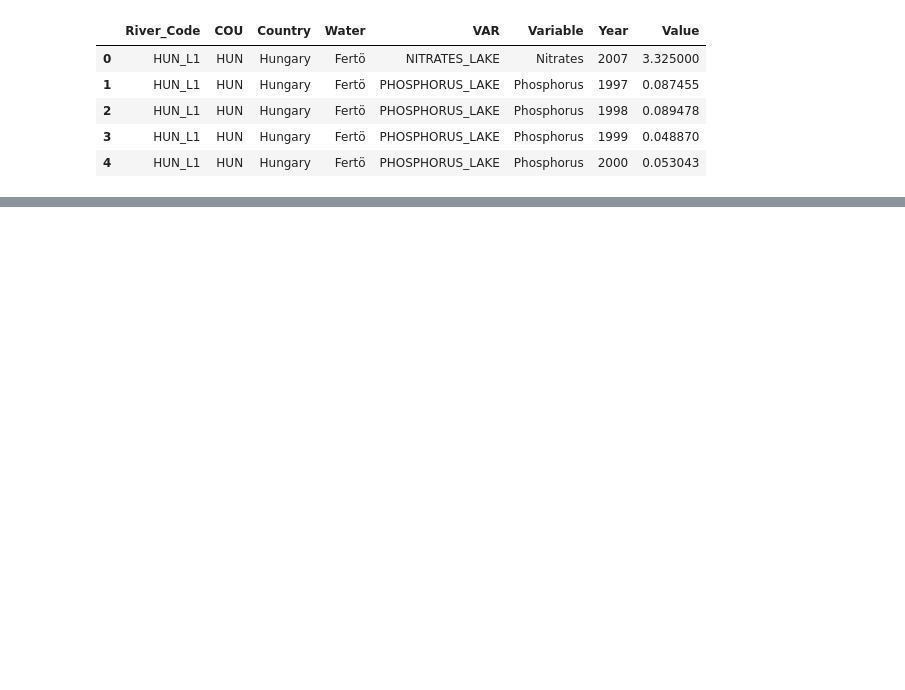
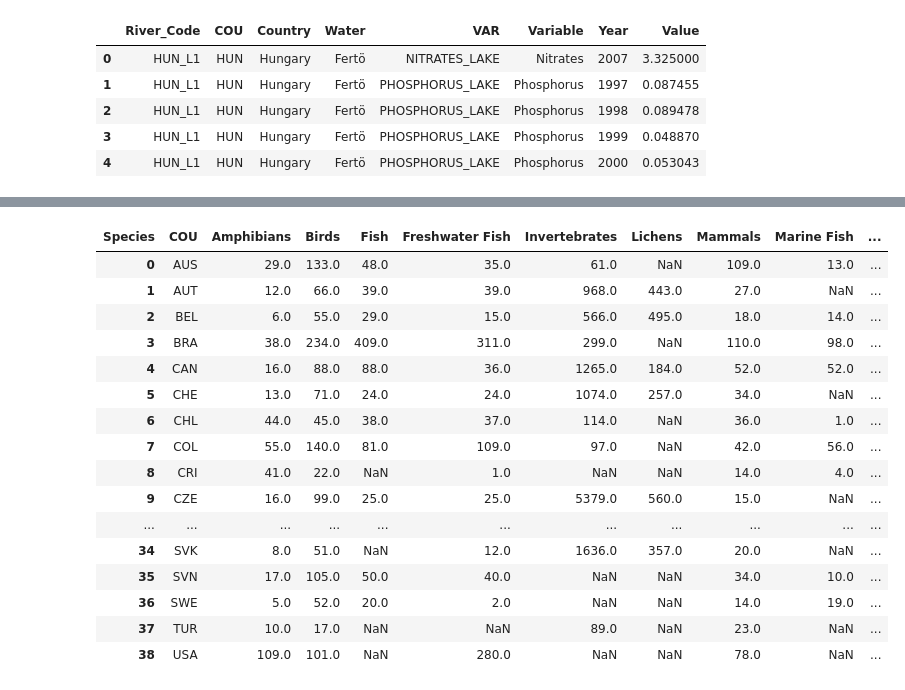
Before and after one commit to JosefinaAureaAmaro/02_Project_HTML_WebDesign, a Jupyter notebook: Jupyter Notebook/ETL_Environment_Indicator_Database.ipynb, the cells around one changed output, grey strips where cells are left out. Saved outputs shown, nothing was run; the diff lists cells and outputs as text; code cells hidden in the pictures; blank space fills up the shorter version.

```diff
--- a/Jupyter Notebook/ETL_Environment_Indicator_Database.ipynb
+++ b/Jupyter Notebook/ETL_Environment_Indicator_Database.ipynb
@@ -440,0 +664,22 @@ ValueError:
+# %%
+endangered_species_data_pivot['Most Threatended Species'] =  endangered_species_data_pivot.iloc[:,1:].idxmax(axis=1)
+# %%
+endangered_species_data_pivot
+# %% [output]
+| Species | COU | Amphibians | Birds | Fish | Freshwater Fish | Invertebrates | Lichens | Mammals | Marine Fish | ... |
+| 0 | AUS | 29.0 | 133.0 | 48.0 | 35.0 | 61.0 | NaN | 109.0 | 13.0 | ... |
+| 1 | AUT | 12.0 | 66.0 | 39.0 | 39.0 | 968.0 | 443.0 | 27.0 | NaN | ... |
+| 2 | BEL | 6.0 | 55.0 | 29.0 | 15.0 | 566.0 | 495.0 | 18.0 | 14.0 | ... |
+| 3 | BRA | 38.0 | 234.0 | 409.0 | 311.0 | 299.0 | NaN | 110.0 | 98.0 | ... |
+| 4 | CAN | 16.0 | 88.0 | 88.0 | 36.0 | 1265.0 | 184.0 | 52.0 | 52.0 | ... |
+| 5 | CHE | 13.0 | 71.0 | 24.0 | 24.0 | 1074.0 | 257.0 | 34.0 | NaN | ... |
+| 6 | CHL | 44.0 | 45.0 | 38.0 | 37.0 | 114.0 | NaN | 36.0 | 1.0 | ... |
+| 7 | COL | 55.0 | 140.0 | 81.0 | 109.0 | 97.0 | NaN | 42.0 | 56.0 | ... |
+| 8 | CRI | 41.0 | 22.0 | NaN | 1.0 | NaN | NaN | 14.0 | 4.0 | ... |
+| 9 | CZE | 16.0 | 99.0 | 25.0 | 25.0 | 5379.0 | 560.0 | 15.0 | NaN | ... |
+| ... | ... | ... | ... | ... | ... | ... | ... | ... | ... | ... |
+| 34 | SVK | 8.0 | 51.0 | NaN | 12.0 | 1636.0 | 357.0 | 20.0 | NaN | ... |
+| 35 | SVN | 17.0 | 105.0 | 50.0 | 40.0 | NaN | NaN | 34.0 | 10.0 | ... |
+| 36 | SWE | 5.0 | 52.0 | 20.0 | 2.0 | NaN | NaN | 14.0 | 19.0 | ... |
+| 37 | TUR | 10.0 | 17.0 | NaN | NaN | 89.0 | NaN | 23.0 | NaN | ... |
+| 38 | USA | 109.0 | 101.0 | NaN | 280.0 | NaN | NaN | 78.0 | NaN | ... |
```
Also changed, not shown: parts of 51 cells of this notebook.
